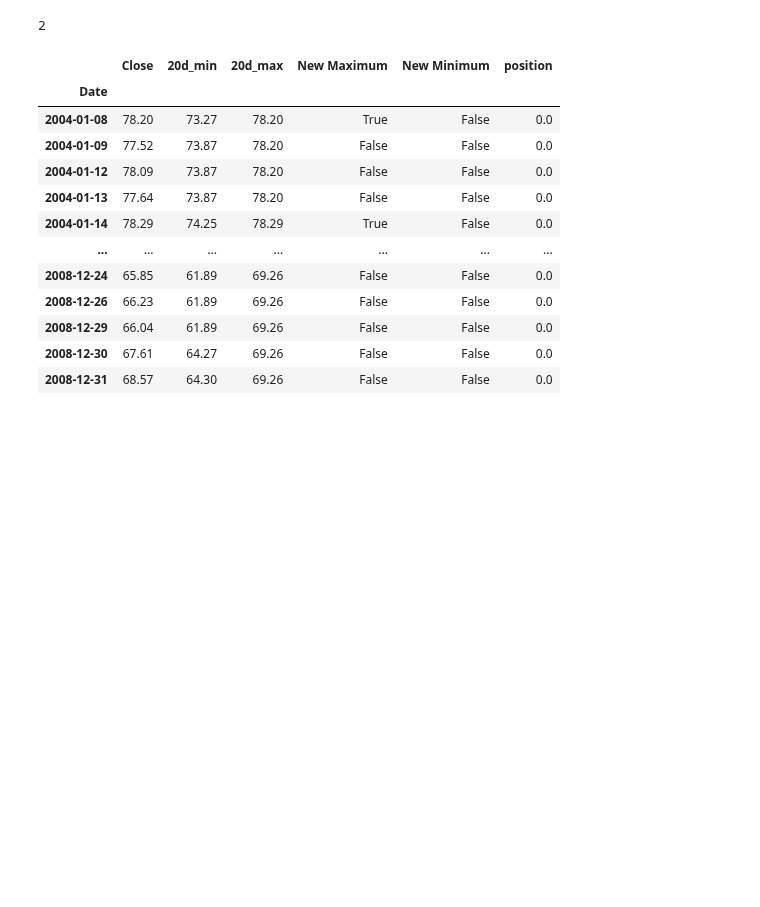
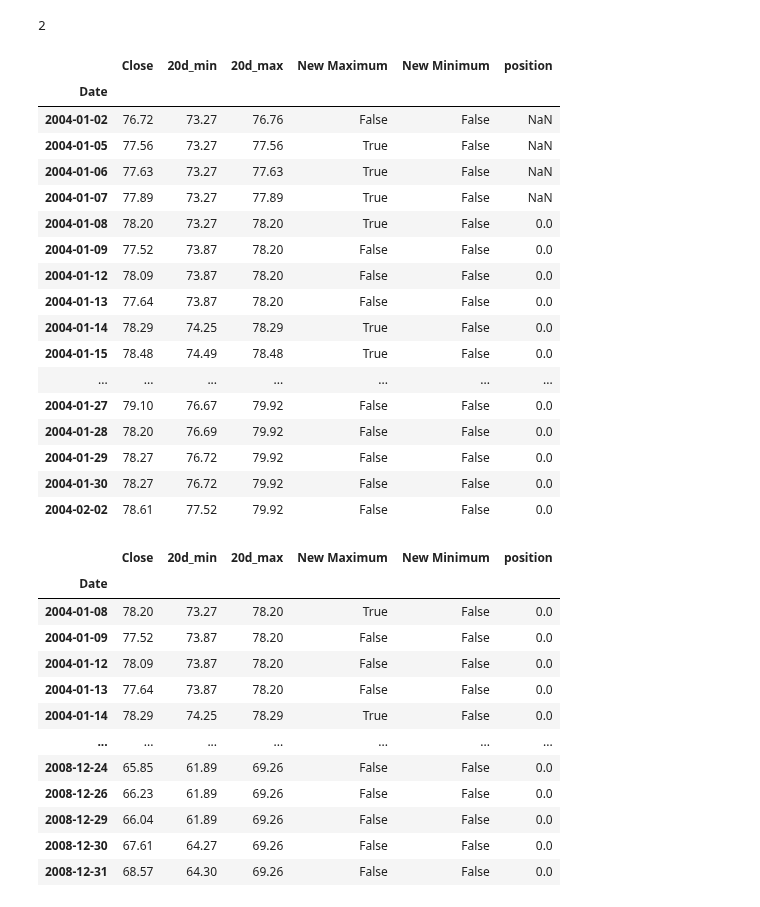
Before and after one commit to fadeeva/stock_market_research, a Jupyter notebook: classic/turtle_soup/simple/simple_TURTLE_SOUP.ipynb, the cells around one changed output. Cells and saved outputs as stored; diff of their text form; code cells hidden in the pictures; blank space fills up the shorter version.

```diff
--- a/classic/turtle_soup/simple/simple_TURTLE_SOUP.ipynb
+++ b/classic/turtle_soup/simple/simple_TURTLE_SOUP.ipynb
@@ -322,5 +322,26 @@ l = len(spy_position.iloc[idx - 4: idx]['New Minimum'][spy_position.iloc[idx - 4
 l
 # %% [output]
 2
+# %%
+spy_position.iloc[:21]
+# %% [output]
+|  | Close | 20d_min | 20d_max | New Maximum | New Minimum | position |
+| Date |  |  |  |  |  |  |
+| 2004-01-02 | 76.72 | 73.27 | 76.76 | False | False | NaN |
+| 2004-01-05 | 77.56 | 73.27 | 77.56 | True | False | NaN |
+| 2004-01-06 | 77.63 | 73.27 | 77.63 | True | False | NaN |
+| 2004-01-07 | 77.89 | 73.27 | 77.89 | True | False | NaN |
+| 2004-01-08 | 78.20 | 73.27 | 78.20 | True | False | 0.0 |
+| 2004-01-09 | 77.52 | 73.87 | 78.20 | False | False | 0.0 |
+| 2004-01-12 | 78.09 | 73.87 | 78.20 | False | False | 0.0 |
+| 2004-01-13 | 77.64 | 73.87 | 78.20 | False | False | 0.0 |
+| 2004-01-14 | 78.29 | 74.25 | 78.29 | True | False | 0.0 |
+| 2004-01-15 | 78.48 | 74.49 | 78.48 | True | False | 0.0 |
+| ... | ... | ... | ... | ... | ... | ... |
+| 2004-01-27 | 79.10 | 76.67 | 79.92 | False | False | 0.0 |
+| 2004-01-28 | 78.20 | 76.69 | 79.92 | False | False | 0.0 |
+| 2004-01-29 | 78.27 | 76.72 | 79.92 | False | False | 0.0 |
+| 2004-01-30 | 78.27 | 76.72 | 79.92 | False | False | 0.0 |
+| 2004-02-02 | 78.61 | 77.52 | 79.92 | False | False | 0.0 |
 # %%
 # разместите для целей входа покупающий стоп на 5—10 тиков выше предыдущего 20-дневного минимума
```
Also changed, not shown: parts of 5 cells of this notebook.
